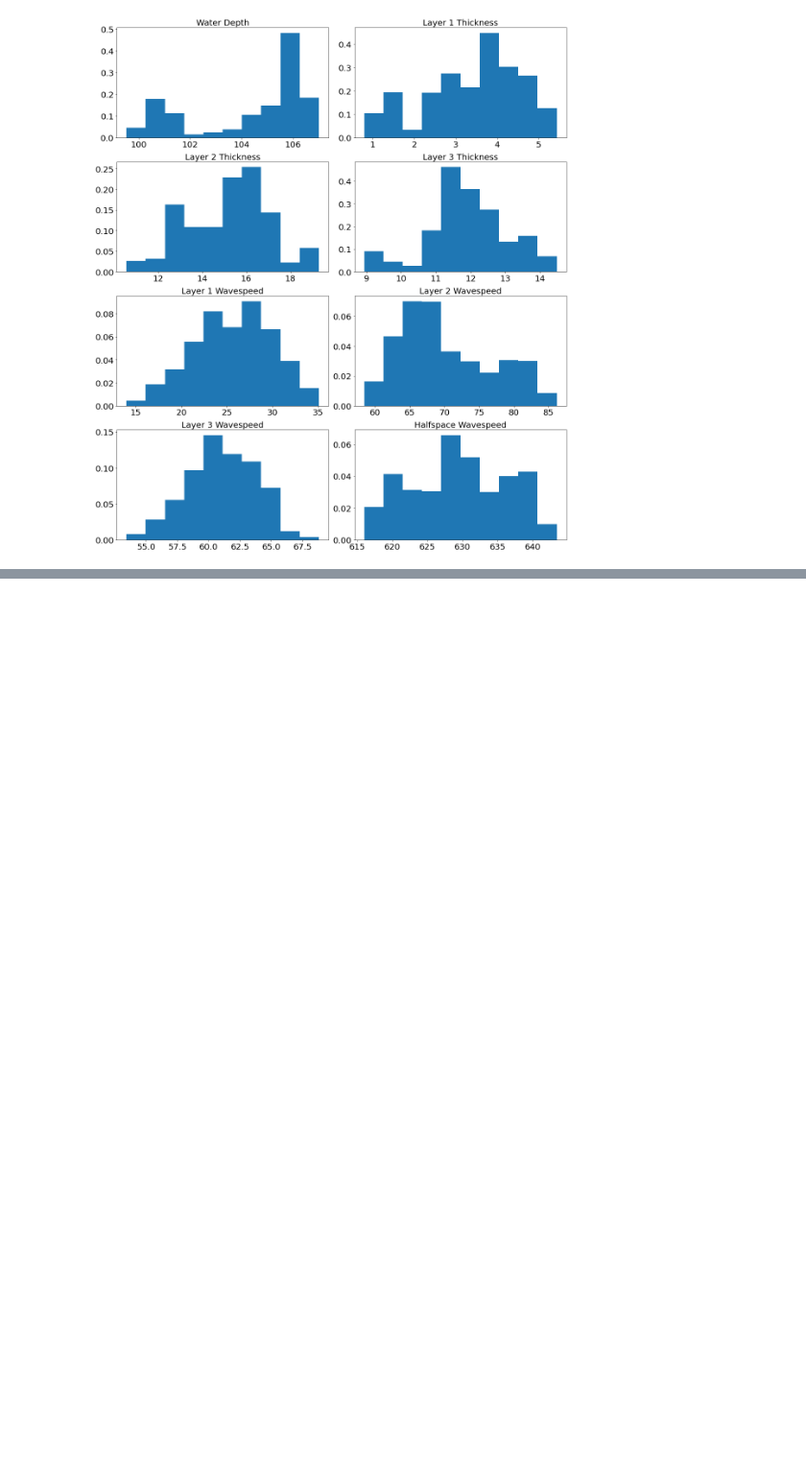
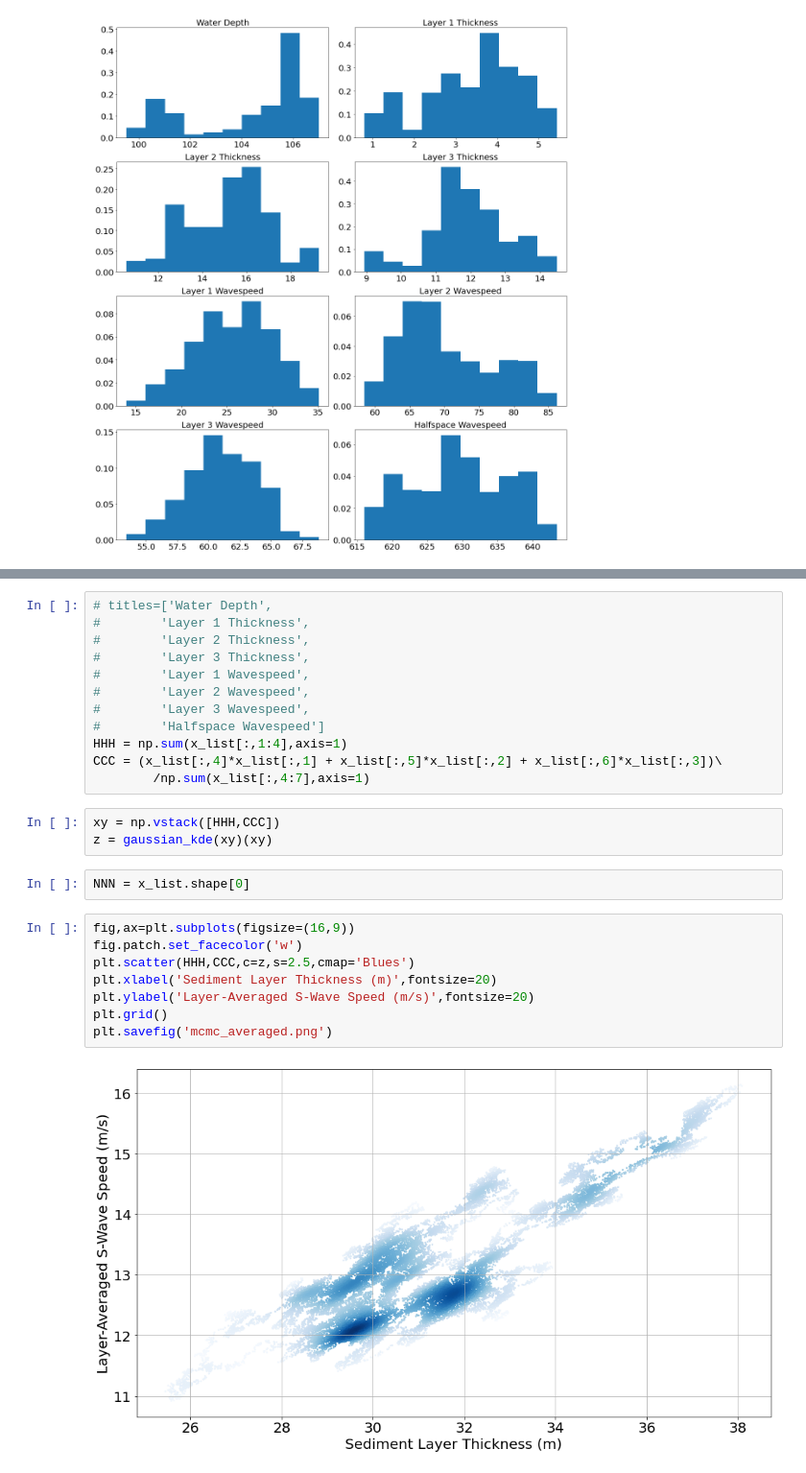
Before and after one commit to bradlipovsky/whidbey-surface-waves, a Jupyter notebook: plot-sdisp96.ipynb, the cells around one changed output, grey strips where cells are left out. Shown: that part at 96% size. Drawn from its saved outputs; the diff is of its cells as text; blank space fills up the shorter version.

```diff
--- a/plot-sdisp96.ipynb
+++ b/plot-sdisp96.ipynb
@@ -251,0 +250,27 @@ array([0.106, 0.004, 0.015, 0.012, 0.026, 0.068, 0.061, 0.629])
+# %%
+# titles=['Water Depth',
+#        'Layer 1 Thickness',
+#        'Layer 2 Thickness',
+#        'Layer 3 Thickness',
+#        'Layer 1 Wavespeed',
+#        'Layer 2 Wavespeed',
+#        'Layer 3 Wavespeed',
+#        'Halfspace Wavespeed']
+HHH = np.sum(x_list[:,1:4],axis=1)
+CCC = (x_list[:,4]*x_list[:,1] + x_list[:,5]*x_list[:,2] + x_list[:,6]*x_list[:,3])\
+        /np.sum(x_list[:,4:7],axis=1)
+# %%
+xy = np.vstack([HHH,CCC])
+z = gaussian_kde(xy)(xy)
+# %%
+NNN = x_list.shape[0]
+# %%
+fig,ax=plt.subplots(figsize=(16,9))
+fig.patch.set_facecolor('w')
+plt.scatter(HHH,CCC,c=z,s=2.5,cmap='Blues')
+plt.xlabel('Sediment Layer Thickness (m)',fontsize=20)
+plt.ylabel('Layer-Averaged S-Wave Speed (m/s)',fontsize=20)
+plt.grid()
+plt.savefig('mcmc_averaged.png')
+# %% [output]
+[figure, added]
```
Also changed, not shown: parts of 4 cells of this notebook.
